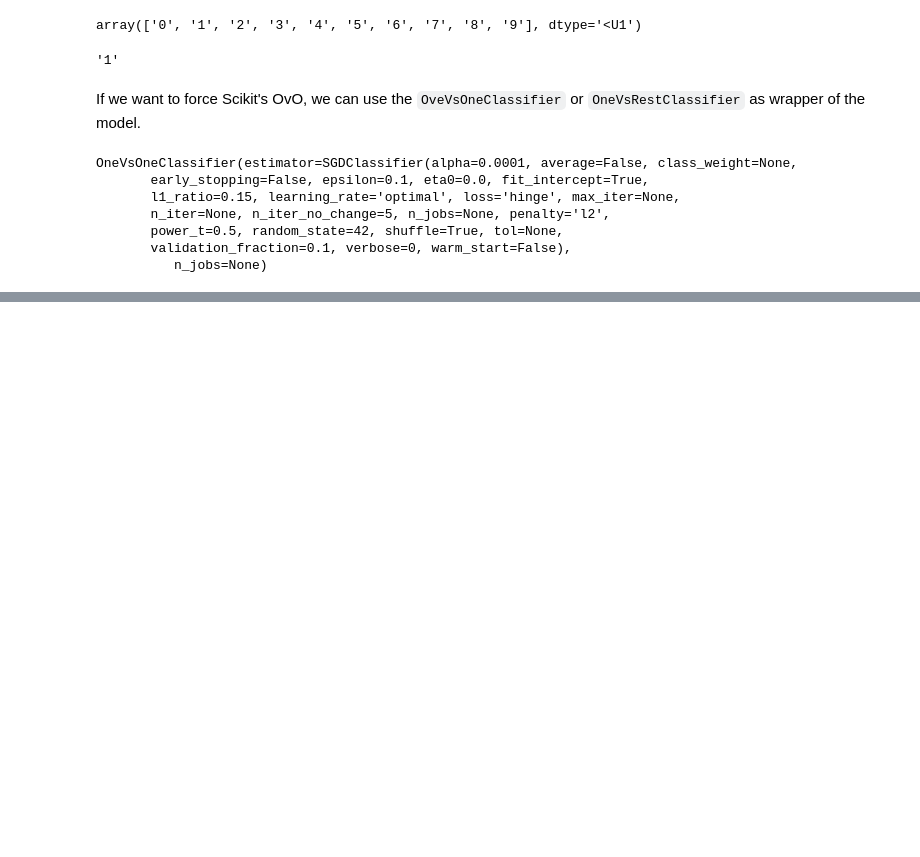
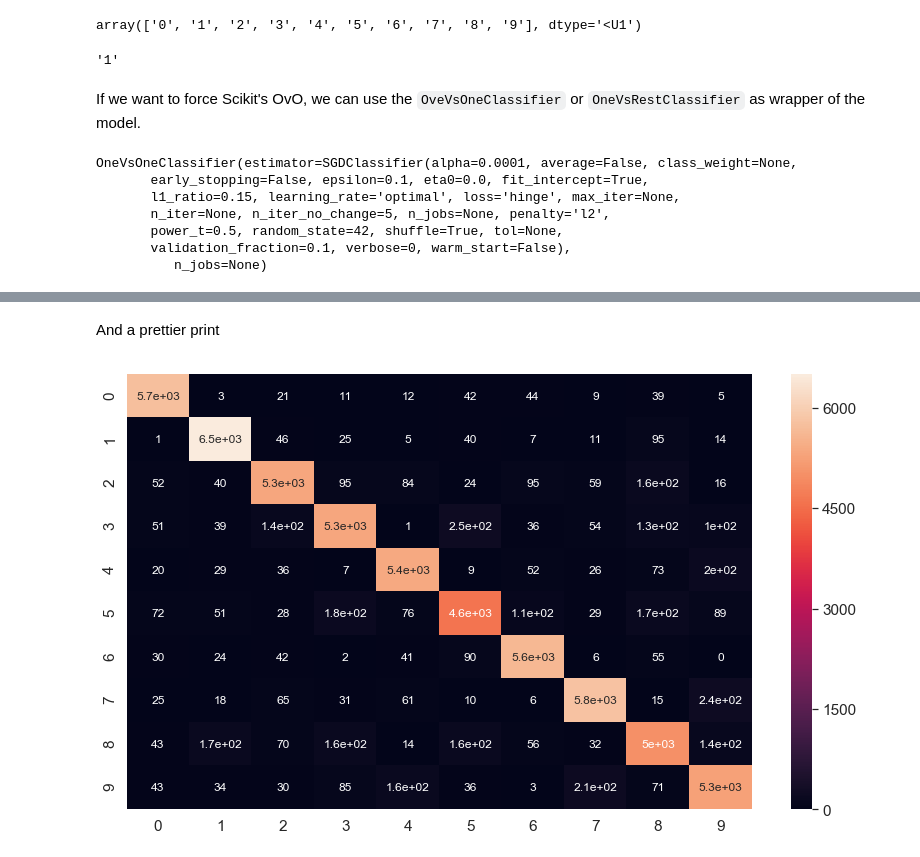
Before and after one commit to Ohtar10/ml-python, a Jupyter notebook: ch03/Classification.ipynb, the cells around one changed output, grey strips where cells are left out. Drawn from its saved outputs; the diff is of its cells as text; code cells hidden in the pictures; blank space fills up the shorter version.

```diff
--- a/ch03/Classification.ipynb
+++ b/ch03/Classification.ipynb
@@ -378,0 +490,4 @@ ovo_clf.predict([X_train])
+# %%
+y_pred = cross_val_predict(sgd_clf, X_train_scaled, y_train, cv=3)
+conf_mx = confusion_matrix(y_train, y_pred)
+conf_mx
@@ -378,0 +505,20 @@ ovo_clf.predict([X_train])
+# %% [markdown]
+And a prettier print
+# %%
+import seaborn as sn
+import pandas as pd
+
+def plot_confusion_matrix(model, inputs, labels, cv=3):
+    Y_pred = cross_val_predict(model, inputs, labels, cv=cv)
+
+    cm = confusion_matrix(labels, y_pred)
+
+    df_cm = pd.DataFrame(cm, range(10), range(10))
+    plt.figure(figsize = (14, 8))
+    sn.set(font_scale = 1.4)
+    sn.heatmap(df_cm, annot=True, annot_kws={'size': 12})
+    plt.show()
+# %%
+plot_confusion_matrix(sgd_clf, X_train_scaled, y_train)
+# %% [output]
+[figure, added]
```
Also changed, not shown: parts of 40 cells of this notebook.
